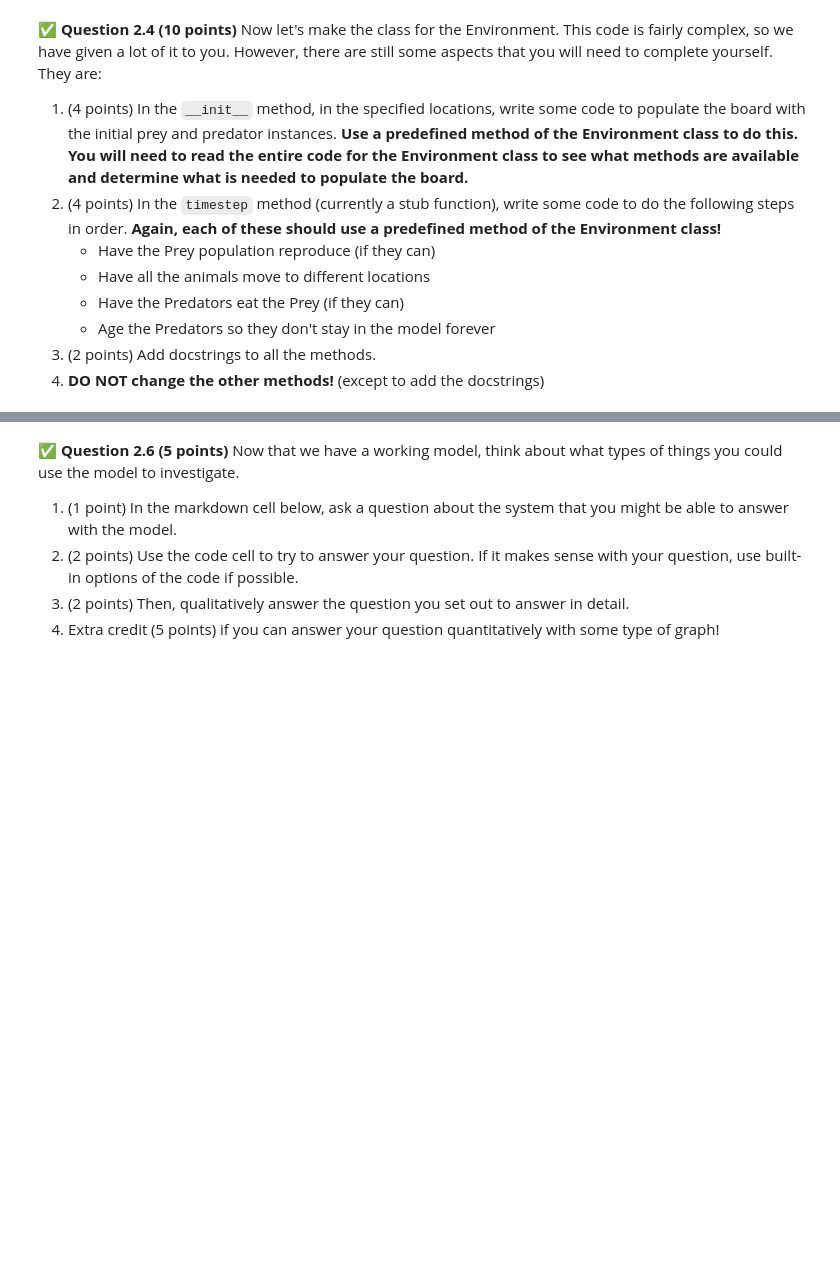
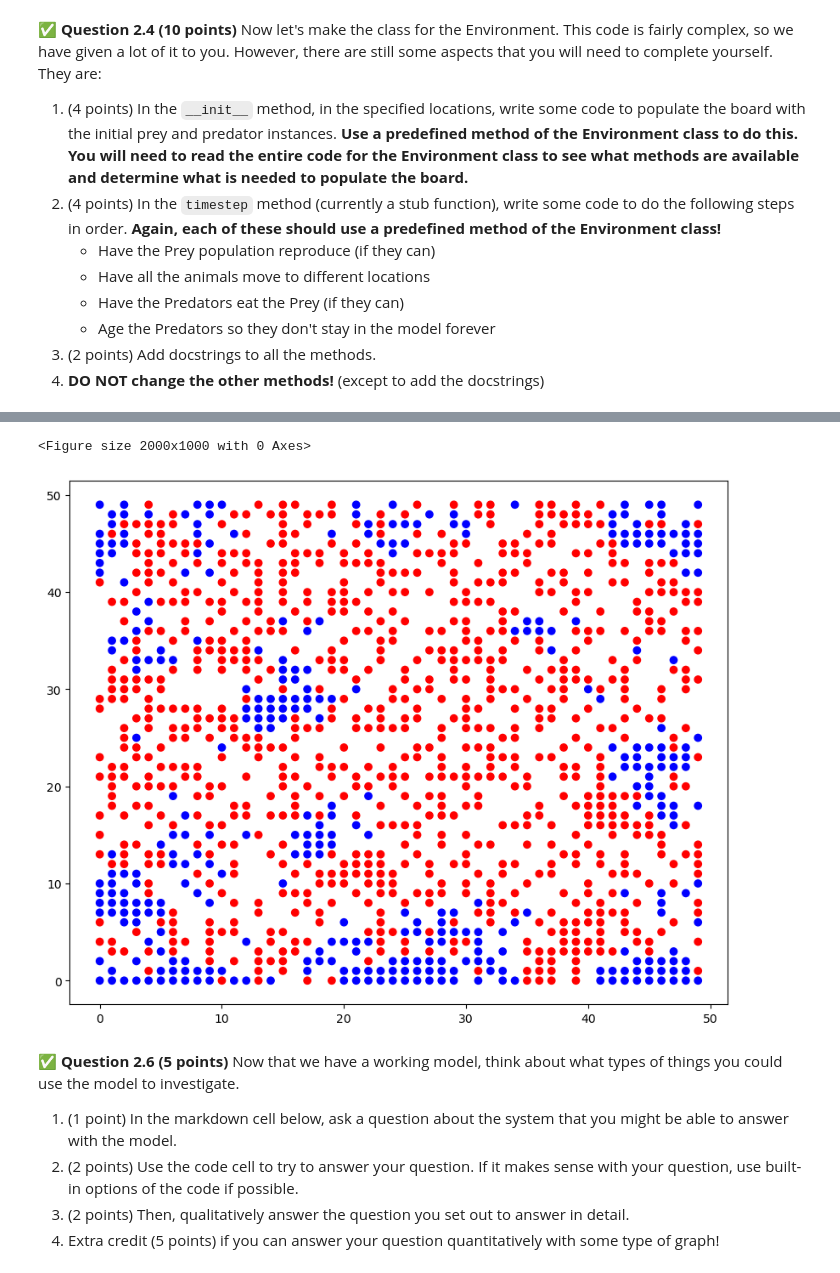
Before and after one commit to Ptona32/CMSE202-s26-turnin, a Jupyter notebook: hw-02/HW-02_ABMandGraphTheory-STUDENT.ipynb, the cells around one changed output, grey strips where cells are left out. Cells and saved outputs as stored; diff of their text form; code cells hidden in the pictures; blank space fills up the shorter version.

```diff
--- a/hw-02/HW-02_ABMandGraphTheory-STUDENT.ipynb
+++ b/hw-02/HW-02_ABMandGraphTheory-STUDENT.ipynb
@@ -139,6 +212,27 @@ help(test_prey)
 6. (1 point) Add docstrings!
 # %%
 # Define your Predator class here!
+class Predator(Animal):
+    '''
+    This class represents a predator agent, inheriting basic location and movement
+    functionality from the animal base class, while tracking its age and utilizing a red color
+    '''
+
+    def __init__(self, pos_x, pos_y):
+        '''
+        Initializes a predator instance at a specific (x, y) coordinate,
+        inheriting from animal, setting its color to red, and initializing age to 0
+        '''
+        # Call the parent class (Animal) __init__ to set up loc and rgb
+        super().__init__(pos_x, pos_y)
+        self.rgb = [1.0, 0.0, 0.0]
+        self.age = 0
+
+    def get_type(self):
+        '''
+        Retrieves the type of the animal.
+        '''
+        return "Predator"
 # %% [markdown]
 Now, let's make sure to test the `Predator` class!
 # %%
@@ -339,14 +505,18 @@ If all goes well, you should see something like this after running the code belo
 <img src="https://raw.githubusercontent.com/msu-cmse-courses/cmse202-supplemental-data/refs/heads/main/images/LV_example_plot.png" width=400px align="center" alt="Image credit: ABM example plot">
 # %%
 fig, ax = plt.subplots(figsize=(20,10))
-XXX # <-----------------  INITIATE AN ENVIRONMENT CLASS HERE
-XXX # <-----------------  PLOT THE INITIAL STATE HERE
+env = Environment()
+env.plot()
 
 for i in range(20):
-    XXX # <----------------- ADVANCE THE CODE ONE TIMESTEP HERE
+    env.timestep()
+
     time.sleep(1.0)
     if (i%1==0):
-        XXX # <-----------------  PLOT THE NEW STATE HERE
+        env.plot()
+# %% [output]
+<Figure size 2000x1000 with 0 Axes>
+[figure, added]
 # %% [markdown]
 &#9989;  **Question 2.6 (5 points)** Now that we have a working model, think about what types of things you could use the model to investigate.
 1. (1 point) In the markdown cell below, ask a question about the system that you might be able to answer with the model.
```
Also changed, not shown: parts of 11 cells of this notebook.
